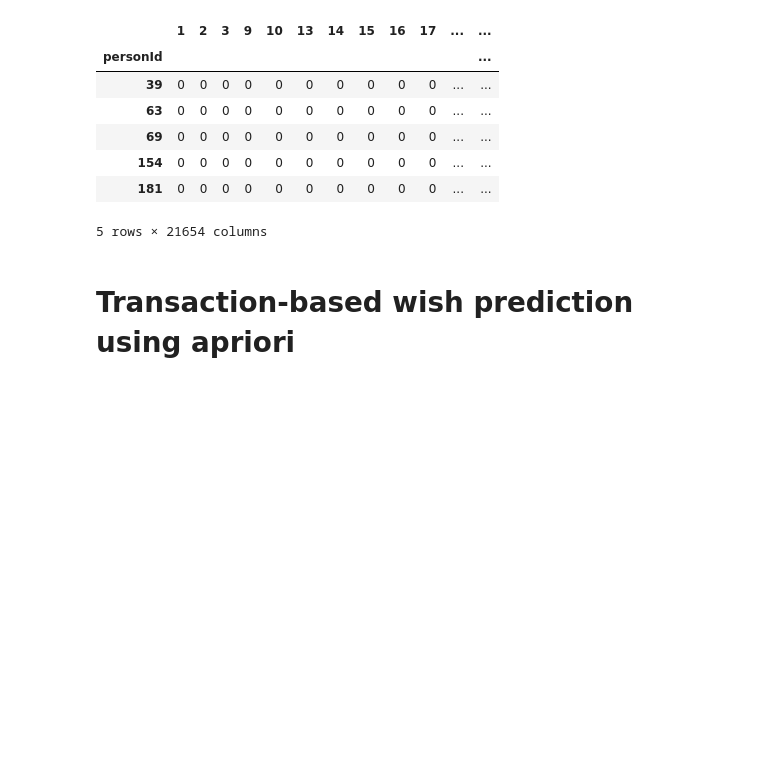
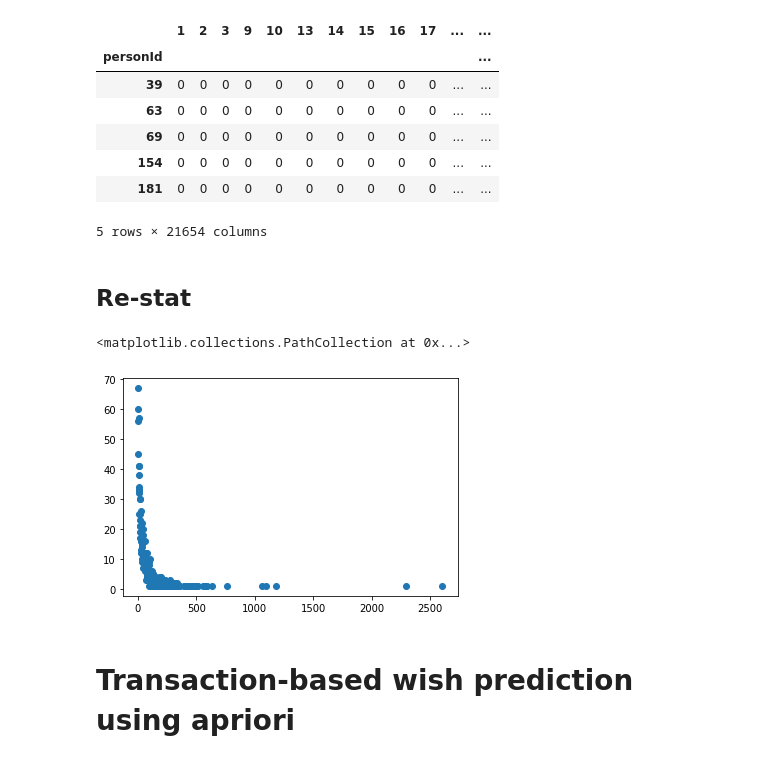
Before and after one commit to dcongtinh/barter-system, a Jupyter notebook: research_ratebeer_wishlist.ipynb, the cells around one changed output. Cells and saved outputs as stored; diff of their text form; code cells hidden in the pictures; blank space fills up the shorter version.

Commit message:
update stat on data preprocessing

```diff
--- a/research_ratebeer_wishlist.ipynb
+++ b/research_ratebeer_wishlist.ipynb
@@ -96,6 +82,17 @@ Training dataset shape: (1840, 21654)
 | 154 | 0 | 0 | 0 | 0 | 0 | 0 | 0 | 0 | 0 | 0 | ... | ... |
 | 181 | 0 | 0 | 0 | 0 | 0 | 0 | 0 | 0 | 0 | 0 | ... | ... |
 5 rows × 21654 columns
+# %% [markdown]
+## Re-stat
+# %%
+wish_count, freq = np.unique(new_df.sum(axis=1), return_counts=True)
+# %%
+import matplotlib.pyplot as plt
+import numpy as np
+plt.scatter(wish_count, freq)
+# %% [output]
+<matplotlib.collections.PathCollection at 0x...>
+[figure, added]
 # %% [markdown]
 # Transaction-based wish prediction using apriori
 # %%
```
Also changed, not shown: parts of 3 cells of this notebook.
